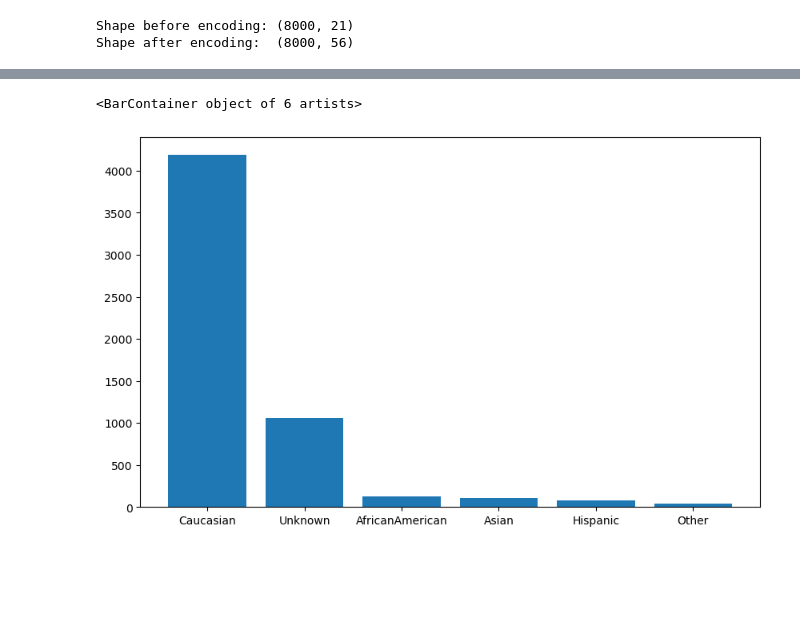
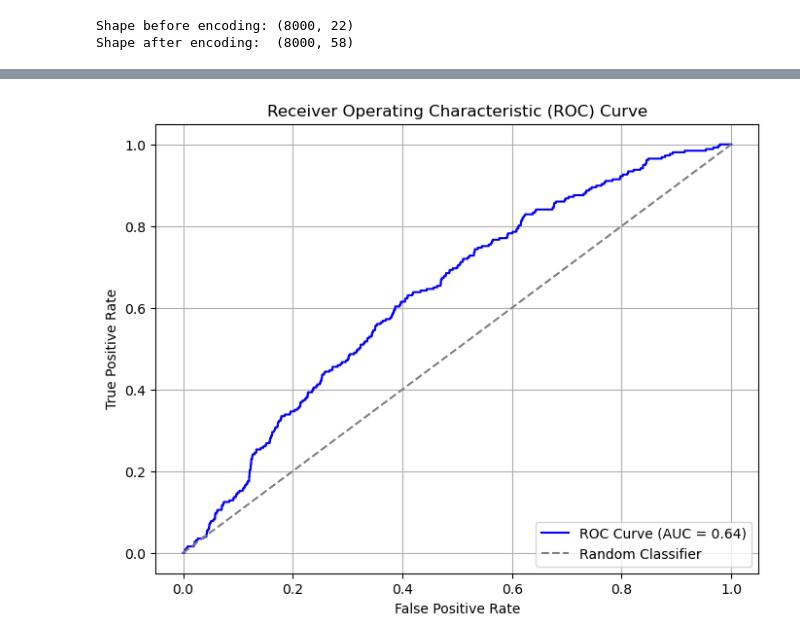
Before and after one commit to tianliiii/Fairlearn, a Jupyter notebook: eval_pipeline.ipynb, the cells around one changed output, grey strips where cells are left out. Cells and saved outputs as stored; diff of their text form; code cells hidden in the pictures; blank space fills up the shorter version.

```diff
--- a/eval_pipeline.ipynb
+++ b/eval_pipeline.ipynb
@@ -39,7 +38,7 @@ df_sampled, _ = train_test_split(
     random_state=42,
     stratify=df["race"]  # Ensuring class distribution is maintained
 )
-drop_candidates = ["readmitted", "readmit_binary", "readmitted", "target","discharge_disposition_id"] # Drop these columns since they are directly related to the target
+drop_candidates = ["readmitted", "readmit_binary", "target"] # Drop these columns since they are directly related to the target
 
 # Separate features, labels, and sensitive attribute
 Y_downsampled = df_sampled["target"]
@@ -85,8 +76,8 @@ X_encoded = pd.concat([X_downsampled.drop(columns=cat_cols), X_cat_df], axis=1)
 print(f"Shape before encoding: {X_downsampled.shape}")
 print(f"Shape after encoding:  {X_encoded.shape}")
 # %% [output]
-Shape before encoding: (8000, 21)
-Shape after encoding:  (8000, 56)
+Shape before encoding: (8000, 22)
+Shape after encoding:  (8000, 58)
 # %%
 X_train, X_test, y_train, y_test, A_train, A_test = train_test_split(
     X_encoded,
@@ -100,14 +91,34 @@ X_train, X_test, y_train, y_test, A_train, A_test = train_test_split(
 # =====================================================
 # Train XGBoost Model
 # =====================================================
+from collections import Counter
+
+# Calculate the scale_pos_weight
+counter = Counter(y_train)
+scale_pos_weight = counter[0] / counter[1]
+
+
 model = XGBClassifier(
     objective="binary:logistic",
-    learning_rate=0.1,
-    n_estimators=30,       # Upper bound on trees
-    max_depth=6,
-    eval_metric="aucpr",     # Evaluate via AUC-PR
-    scale_pos_weight=1,     # Class imbalance
+    learning_rate=0.01,
+    n_estimators=250,
+    max_depth=4,
+    min_child_weight=5,
+    gamma=1,
+    eval_metric="aucpr",
+    scale_pos_weight=scale_pos_weight,
 )
+# model = XGBClassifier(
+#     objective="binary:logistic",
+#     learning_rate=0.01,
+#     n_estimators=200,
+#     max_depth=4,
+#     min_child_weight=3,
+#     gamma=1,
+#     eval_metric="aucpr",
+#     scale_pos_weight=7.9,
+# )
+
 
 
 model.fit(
@@ -120,10 +131,25 @@ model.fit(
 y_pred = model.predict(X_train)
 accuracy = accuracy_score(y_train, y_pred)
 print(f"Train Accuracy: {accuracy:.4f}")
-# =====================================================
 #  Evaluate on Test Data
-# =====================================================
 y_pred = model.predict(X_test)
 accuracy = accuracy_score(y_test, y_pred)
 print(f"Test Accuracy: {accuracy:.4f}")
+y_pred_prob = model.predict_proba(X_test)[:, 1]
+
+# Compute False Positive Rate (FPR), True Positive Rate (TPR), and thresholds
+fpr, tpr, thresholds = roc_curve(y_test, y_pred_prob)
+
+# Compute the Area Under the ROC Curve (AUC)
+auc = roc_auc_score(y_test, y_pred_prob)
+
+plt.figure(figsize=(8, 6))
+plt.plot(fpr, tpr, color='blue', label=f'ROC Curve (AUC = {auc:.2f})')
+plt.plot([0, 1], [0, 1], color='gray', linestyle='--', label='Random Classifier')
+plt.xlabel('False Positive Rate')
+plt.ylabel('True Positive Rate')
+plt.title('Receiver Operating Characteristic (ROC) Curve')
+plt.legend(loc='lower right')
+plt.grid()
+plt.show()
 # %% [output]
@@ -147,8 +173 @@ Test Accuracy: 0.8929
+[figure, added]
-# %%
-from matplotlib import pyplot as plt
-### Distribution of sensitive attribute
-plt.figure(figsize=(10, 6))
-plt.bar(A_train.unique(), A_train.value_counts().values)
-# %% [output]
-<BarContainer object of 6 artists>
-[figure, removed]
```
Also changed, not shown: parts of 9 cells of this notebook.
